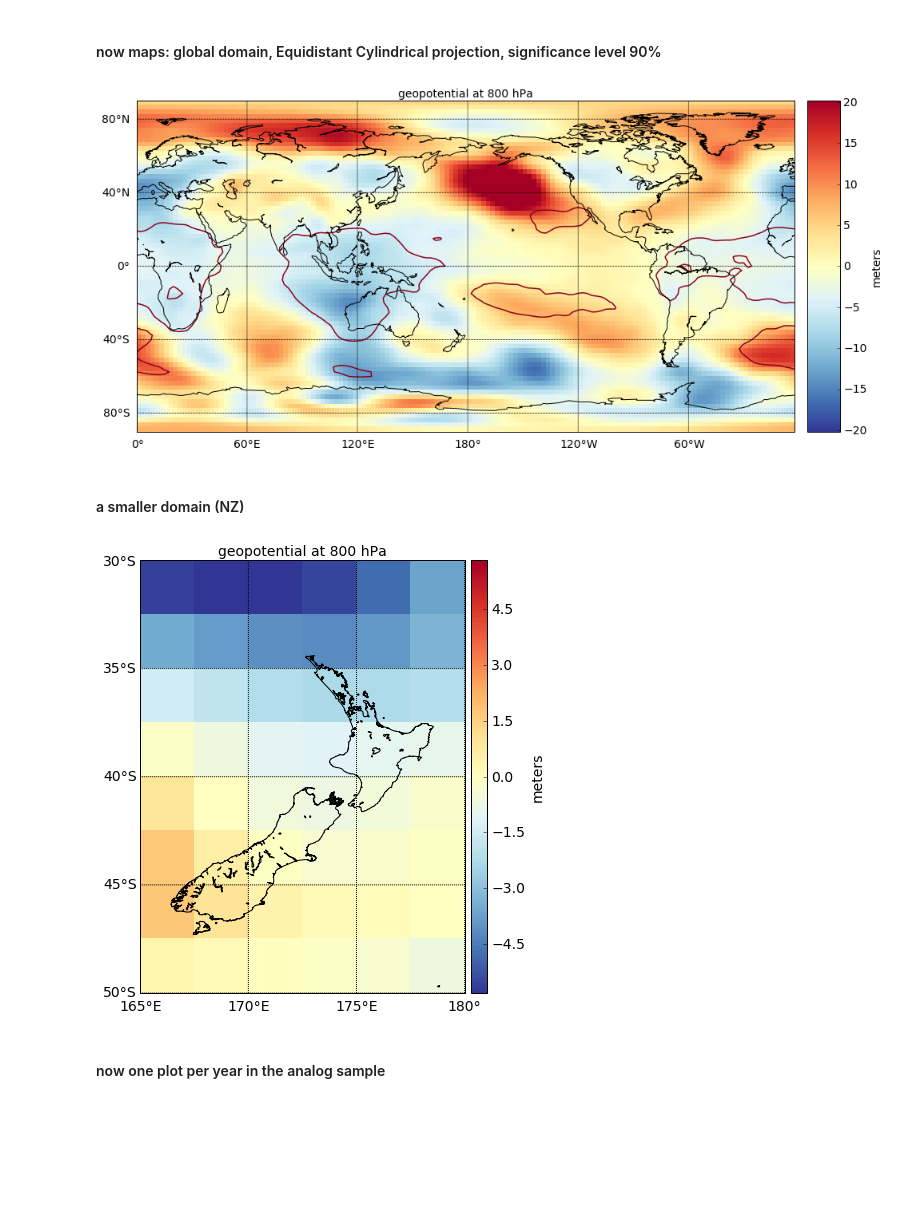
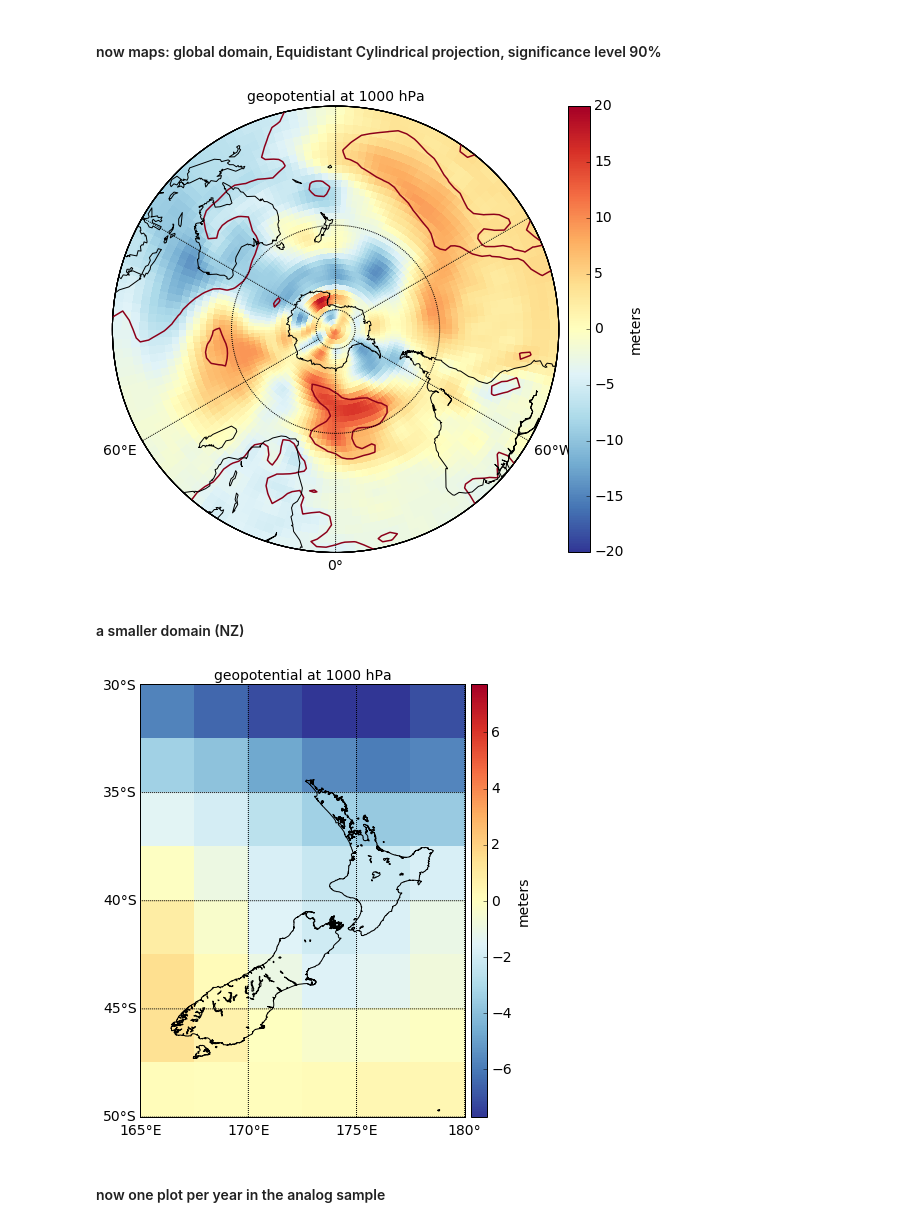
Before and after one commit to nicolasfauchereau/paleopy, a Jupyter notebook: notebooks/proxy.ipynb, the cells around one changed output. Cells and saved outputs as stored; diff of their text form; code cells hidden in the pictures; blank space fills up the shorter version.

```diff
--- a/notebooks/proxy.ipynb
+++ b/notebooks/proxy.ipynb
@@ -126,19 +126,19 @@ f = p.plot_season_ts()
 # %% [markdown]
 ### instantiate the analogs class with the proxy object and the dataset + variable to composite
 # %%
-compos = analogs(p, 'ncep', 'hgt_850').composite()
+compos = analogs(p, 'ncep', 'hgt_1000').composite()
 # %% [markdown]
 #### now maps: global domain, Equidistant Cylindrical projection, significance level 90%
 # %%
-f = scalar_plot(compos, test=0.1, proj='cyl').plot(subplots=False)
+f = scalar_plot(compos, test=0.1, proj='spstere').plot(subplots=False)
 # %% [output]
-[figure, old version]
+[figure, new version]
 # %% [markdown]
 #### a smaller domain (NZ)
 # %%
 f = scalar_plot(compos, test=0.1, proj='cyl', domain=[165, 180, -50., -30], res='h').plot(subplots=False)
 # %% [output]
-[figure, old version]
+[figure, new version]
 # %% [markdown]
 #### now one plot per year in the analog sample
 # %%
```
Also changed, not shown: parts of 10 cells of this notebook, 4 other files.
